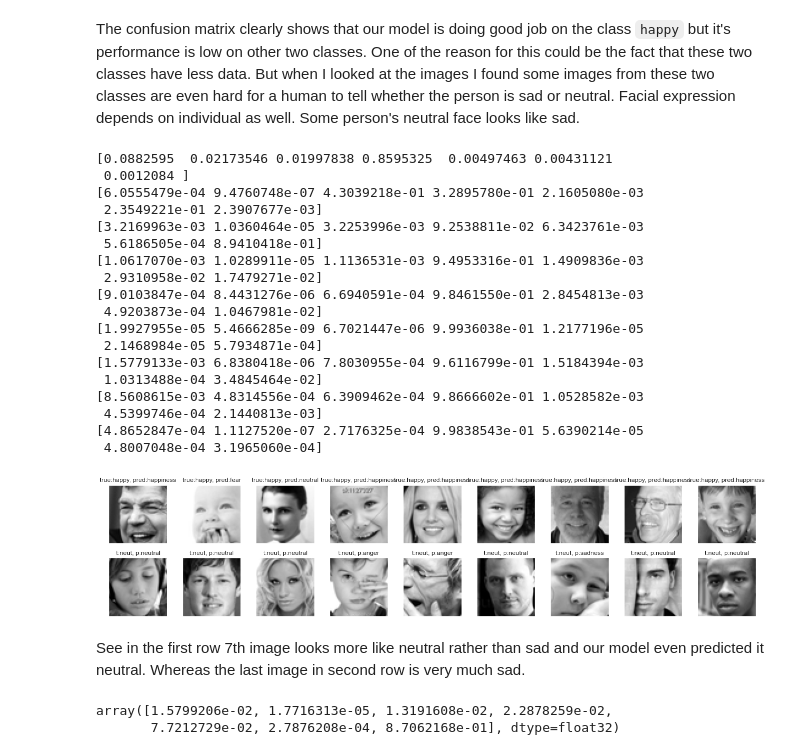
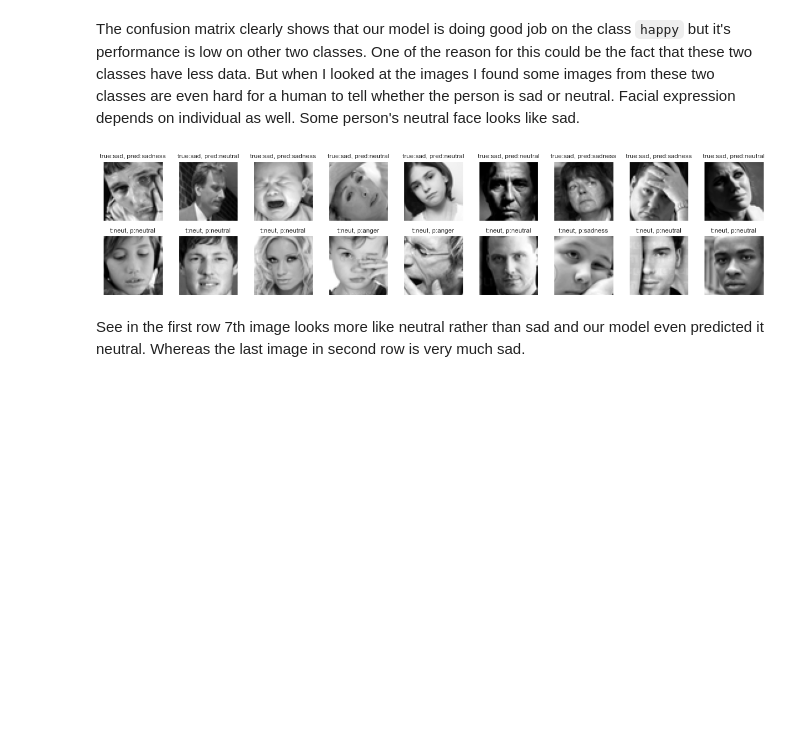
Before and after one commit to akshatbaranwal/moodify, a Jupyter notebook: facial-emotion-recognition.ipynb, the cells around one changed output. Cells and saved outputs as stored; diff of their text form; code cells hidden in the pictures; blank space fills up the shorter version.

```diff
--- a/facial-emotion-recognition.ipynb
+++ b/facial-emotion-recognition.ipynb
@@ -238,52 +242,28 @@ The confusion matrix clearly shows that our model is doing good job on the class
 mapper = {0:'anger', 1:'disgust', 2:'fear', 3:'happiness', 4: 'sadness', 5: 'surprise', 6: 'neutral'}
 # %%
 np.random.seed(2)
-random_happy_imgs = np.random.choice(np.where(y_valid[:, 3]==1)[0], size=9)
+random_sad_imgs = np.random.choice(np.where(y_valid[:, 4]==1)[0], size=9)
 random_neutral_imgs = np.random.choice(np.where(y_valid[:, 6]==1)[0], size=9)
 
 fig = pyplot.figure(1, (18, 4))
 
-for i, (sadidx, neuidx) in enumerate(zip(random_happy_imgs, random_neutral_imgs)):
+for i, (sadidx, neuidx) in enumerate(zip(random_sad_imgs, random_neutral_imgs)):
         ax = pyplot.subplot(2, 9, i+1)
         sample_img = X_valid[sadidx,:,:,0]
         ax.imshow(sample_img, cmap='gray')
         ax.set_xticks([])
         ax.set_yticks([])
-        ax.set_title(f"true:happy, pred:{mapper[np.argmax(model.predict(sample_img.reshape(1,48,48,1))[0], axis=-1)]}")
-        print(model.predict(sample_img.reshape(1,48,48,1))[0])
+        ax.set_title(f"true:sad, pred:{mapper[np.argmax(model.predict(sample_img.reshape(1,48,48,1))[0], axis=-1)]}")
 
         ax = pyplot.subplot(2, 9, i+10)
         sample_img = X_valid[neuidx,:,:,0]
         ax.imshow(sample_img, cmap='gray')
         ax.set_xticks([])
         ax.set_yticks([])
         ax.set_title(f"t:neut, p:{mapper[np.argmax(model.predict(sample_img.reshape(1,48,48,1))[0], axis=-1)]}")
 
         pyplot.tight_layout()
 # %% [output]
-[0.0882595  0.02173546 0.01997838 0.8595325  0.00497463 0.00431121
- 0.0012084 ]
-[6.0555479e-04 9.4760748e-07 4.3039218e-01 3.2895780e-01 2.1605080e-03
- 2.3549221e-01 2.3907677e-03]
-[3.2169963e-03 1.0360464e-05 3.2253996e-03 9.2538811e-02 6.3423761e-03
- 5.6186505e-04 8.9410418e-01]
-[1.0617070e-03 1.0289911e-05 1.1136531e-03 9.4953316e-01 1.4909836e-03
- 2.9310958e-02 1.7479271e-02]
-[9.0103847e-04 8.4431276e-06 6.6940591e-04 9.8461550e-01 2.8454813e-03
- 4.9203873e-04 1.0467981e-02]
-[1.9927955e-05 5.4666285e-09 6.7021447e-06 9.9936038e-01 1.2177196e-05
- 2.1468984e-05 5.7934871e-04]
-[1.5779133e-03 6.8380418e-06 7.8030955e-04 9.6116799e-01 1.5184394e-03
- 1.0313488e-04 3.4845464e-02]
-[8.5608615e-03 4.8314556e-04 6.3909462e-04 9.8666602e-01 1.0528582e-03
- 4.5399746e-04 2.1440813e-03]
-[4.8652847e-04 1.1127520e-07 2.7176325e-04 9.9838543e-01 5.6390214e-05
- 4.8007048e-04 3.1965060e-04]
-[figure, old version]
+[figure, new version]
 # %% [markdown]
 See in the first row 7th image looks more like neutral rather than sad and our model even predicted it neutral. Whereas the last image in second row is very much sad.
-# %%
-model.predict(X_train[:1])[0]
-# %% [output]
-array([1.5799206e-02, 1.7716313e-05, 1.3191608e-02, 2.2878259e-02,
-       7.7212729e-02, 2.7876208e-04, 8.7062168e-01], dtype=float32)
```
Also changed, not shown: parts of 4 cells of this notebook, 6 other files.
